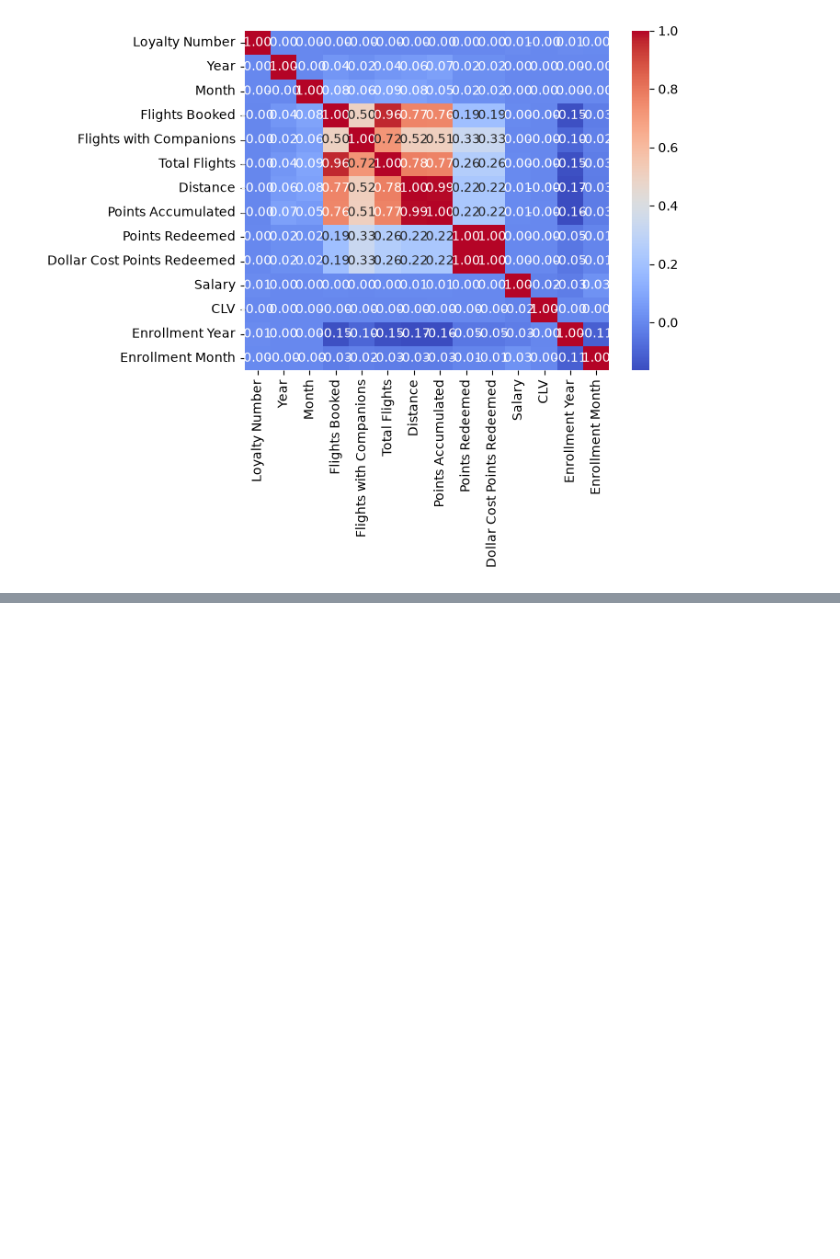
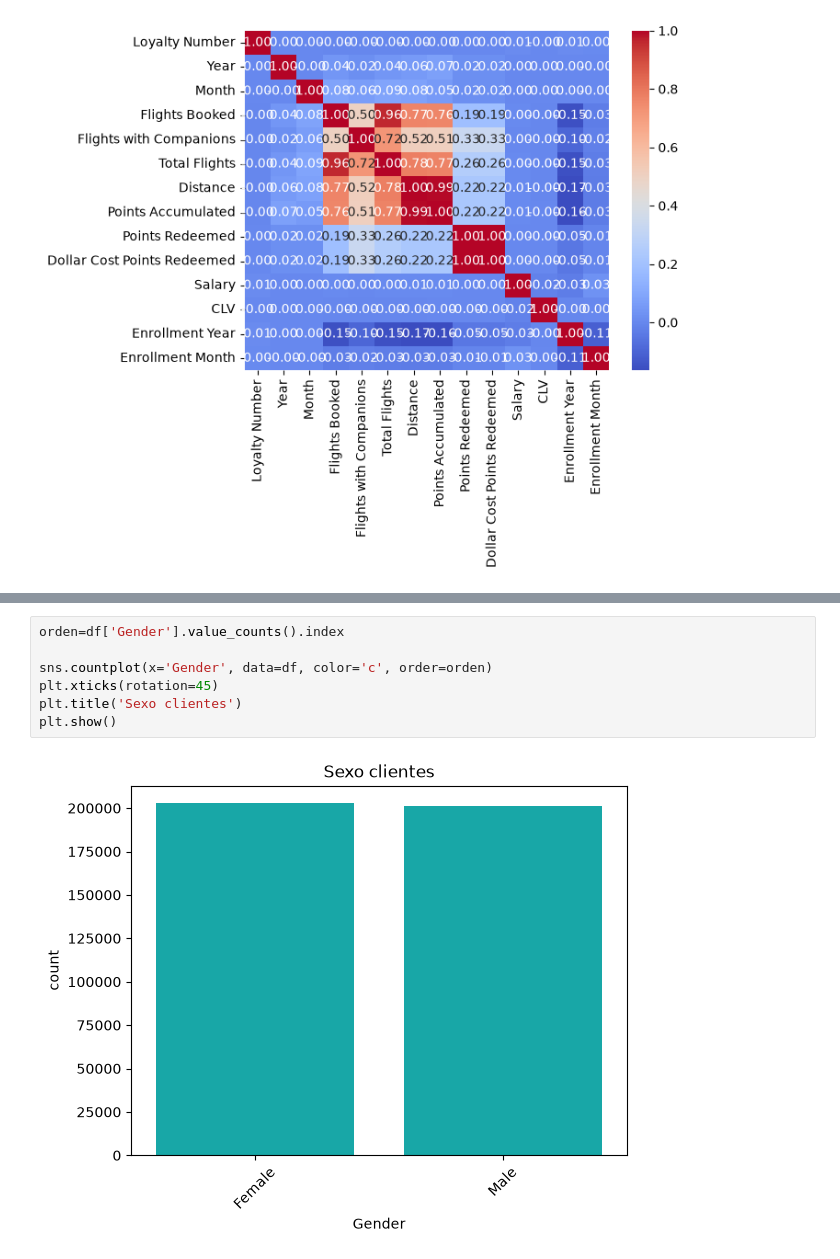
Before and after one commit to Adalab/bda-modulo-3-evaluacion-final-rinsunzaa, a Jupyter notebook: eva.ipynb, the cells around one changed output, grey strips where cells are left out. Saved outputs shown, nothing was run; the diff lists cells and outputs as text; blank space fills up the shorter version.

```diff
--- a/eva.ipynb
+++ b/eva.ipynb
@@ -366,0 +453,9 @@ sns.heatmap(matriz, annot=True, cmap='coolwarm', fmt='.2f')
+# %%
+orden=df['Gender'].value_counts().index
+
+sns.countplot(x='Gender', data=df, color='c', order=orden)
+plt.xticks(rotation=45)
+plt.title('Sexo clientes')
+plt.show()
+# %% [output]
+[figure, added]
```
Also changed, not shown: parts of 53 cells of this notebook, 1 other file.
